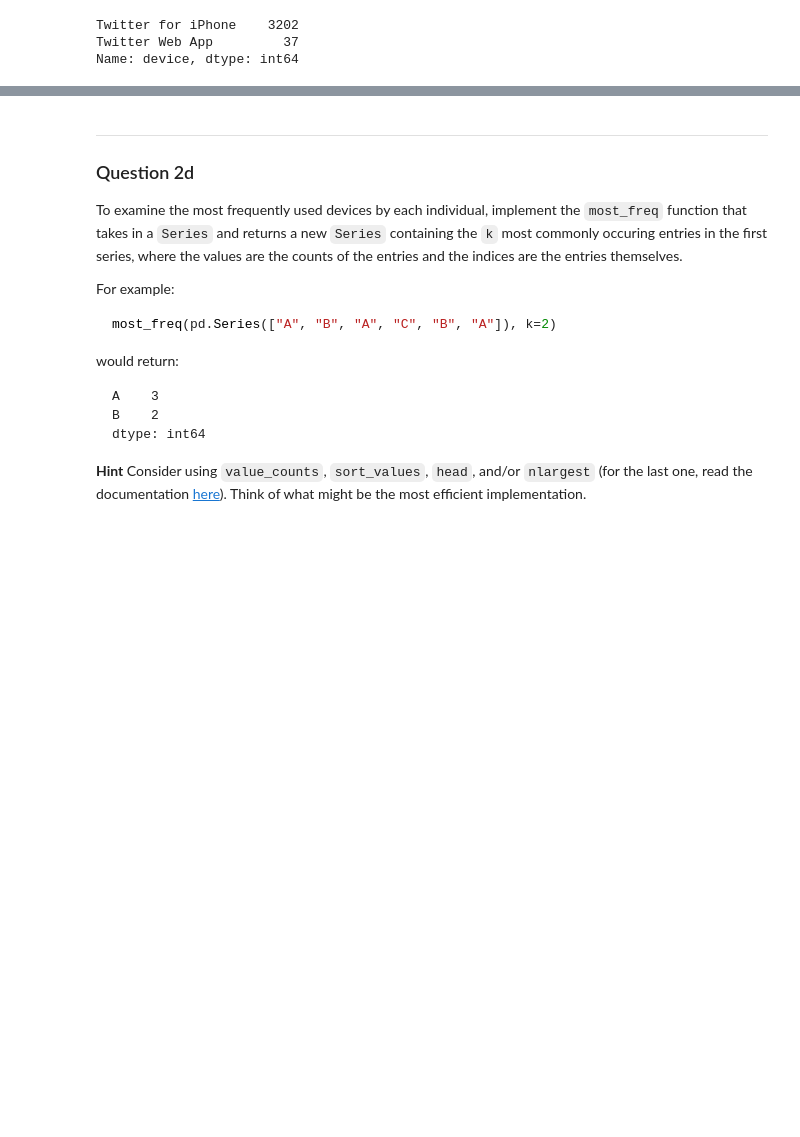
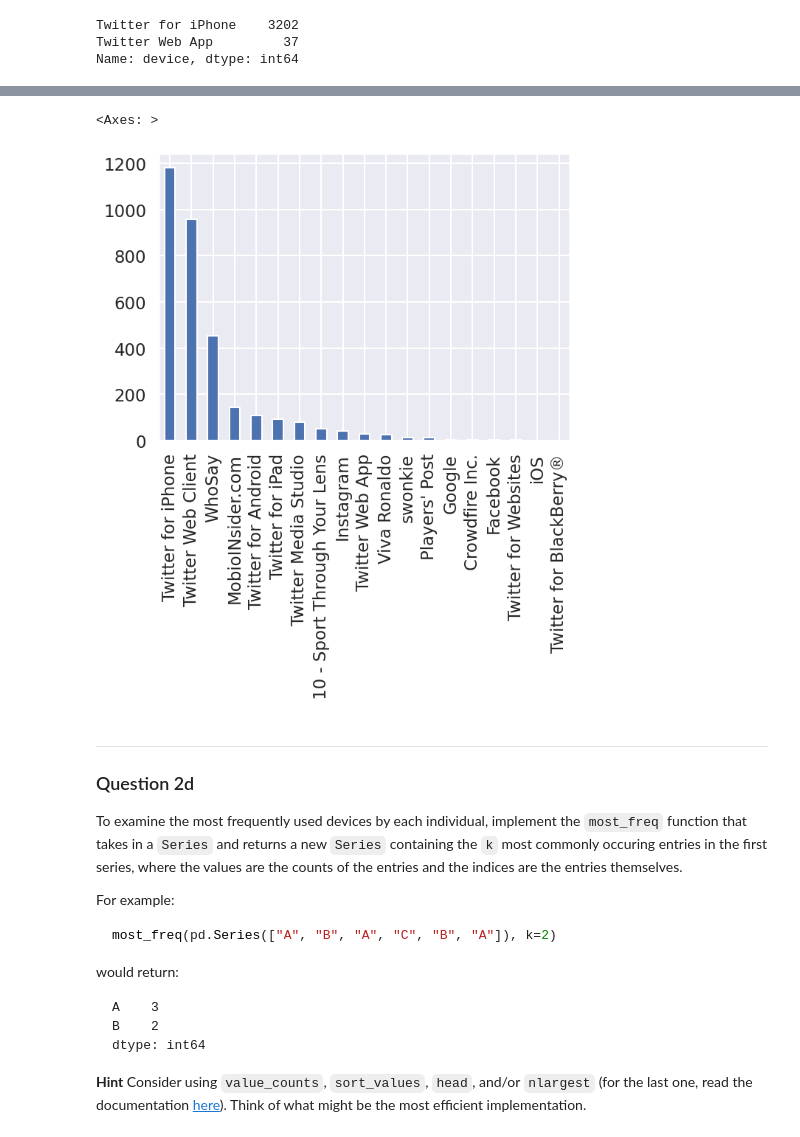
Before and after one commit to brianballer/ds100-sp22, a Jupyter notebook: hw/hw03/hw03.ipynb, the cells around one changed output, grey strips where cells are left out. Saved outputs shown, nothing was run; the diff lists cells and outputs as text; code cells hidden in the pictures; blank space fills up the shorter version.

```diff
--- a/hw/hw03/hw03.ipynb
+++ b/hw/hw03/hw03.ipynb
@@ -373,3 +430,9 @@ sns.countplot(data=tweets["elonmusk"], y="device")
+# %%
+#auto ordering with pandas
+tweets['Cristiano']['device'].value_counts().plot(kind="bar")
+# %% [output]
+<Axes: >
+[figure, added]
 # %% [markdown]
 ---
 ### Question 2d
```
Also changed, not shown: parts of 18 cells of this notebook.
